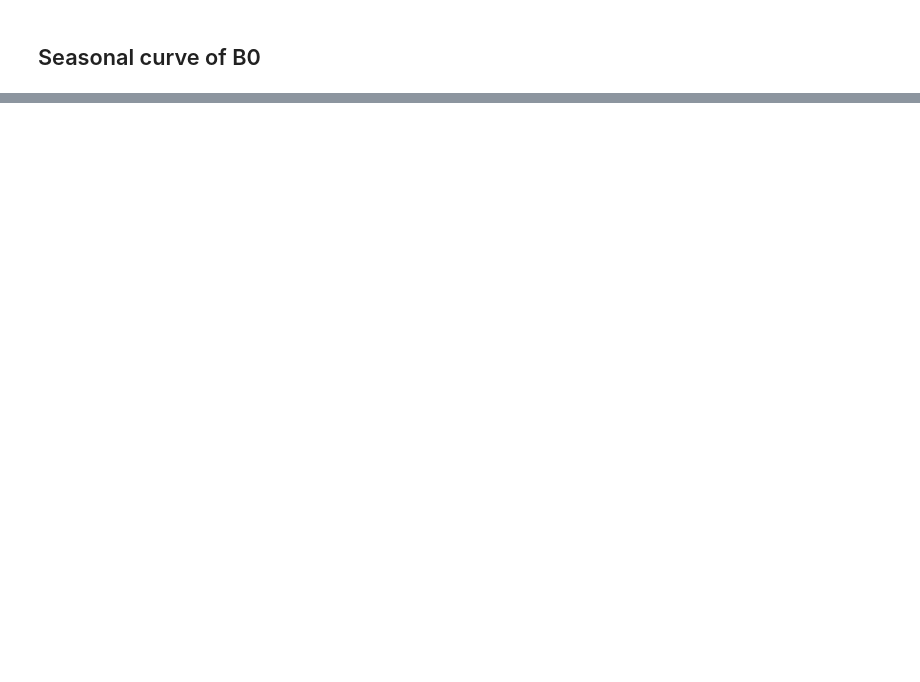
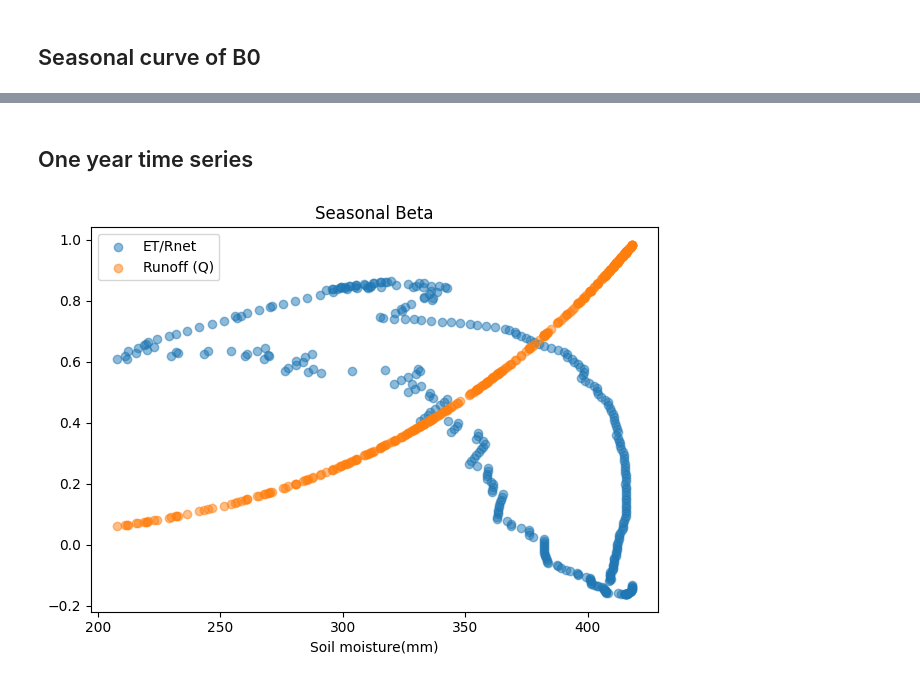
Before and after one commit to JohannaTrost/VegSWBM, a Jupyter notebook: src/p_selection.ipynb, the cells around one changed output, grey strips where cells are left out. Drawn from its saved outputs; the diff is of its cells as text; code cells hidden in the pictures; blank space fills up the shorter version.

Commit message:
Added plots to notebook.

```diff
--- a/src/p_selection.ipynb
+++ b/src/p_selection.ipynb
@@ -340,0 +368,16 @@ plt.show()
+# %% [markdown]
+## One year time series
+# %%
+year_mask = [date.year == 2010 for date in input_swbm['time']]
+
+fig, ax = plt.subplots()
+ax.set_title('Seasonal Beta')
+ax.scatter(single_preds['b0']['sm'][year_mask],
+           single_preds['b0']['le'][year_mask], label='ET/Rnet', alpha=0.5)
+ax.scatter(single_preds['b0']['sm'][year_mask],
+           single_preds['b0']['ro'][year_mask], label='Runoff (Q)', alpha=0.5)
+ax.set_xlabel('Soil moisture(mm)')
+plt.legend()
+plt.tight_layout()
+# %% [output]
+[figure, added]
```
Also changed, not shown: parts of 9 cells of this notebook, 3 other files.
